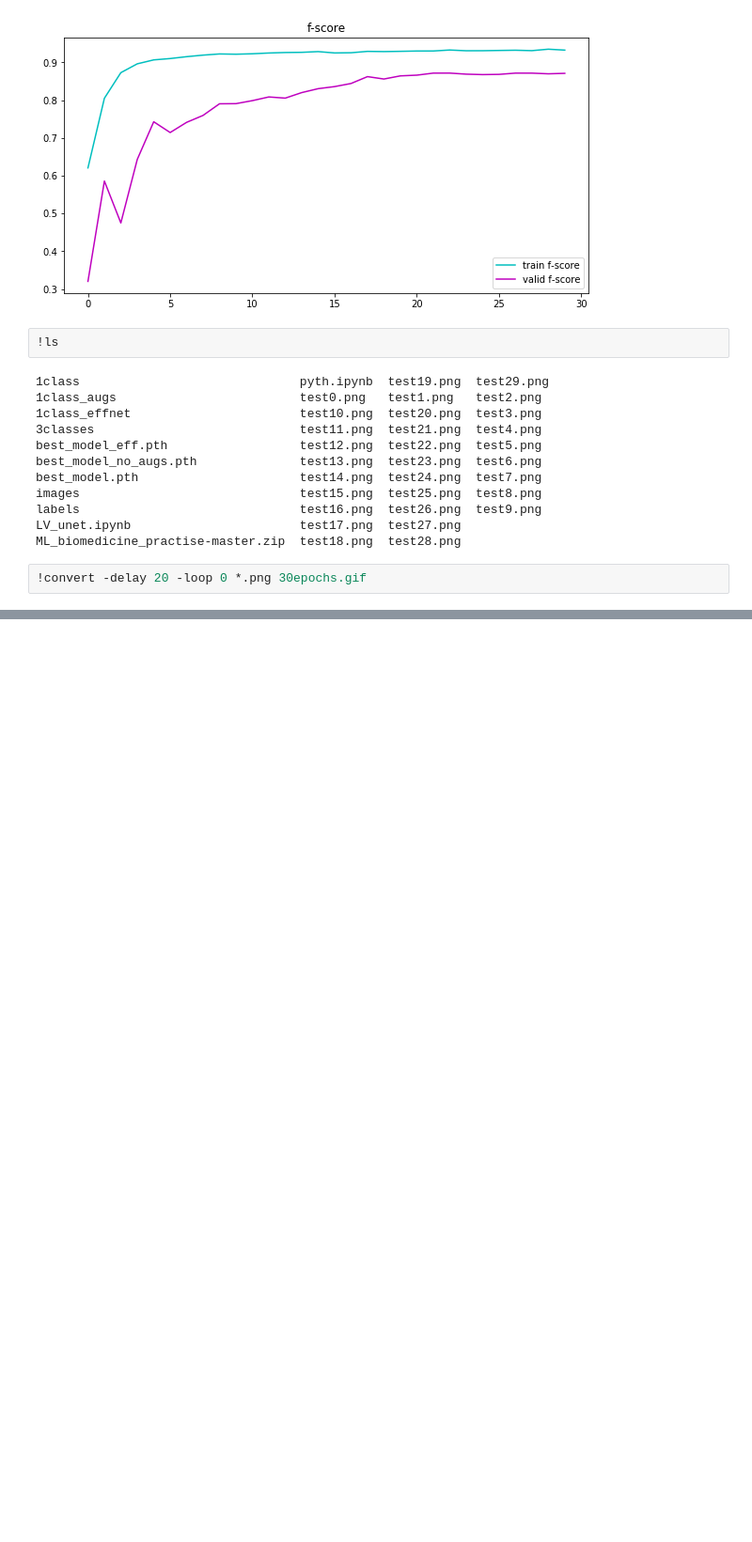
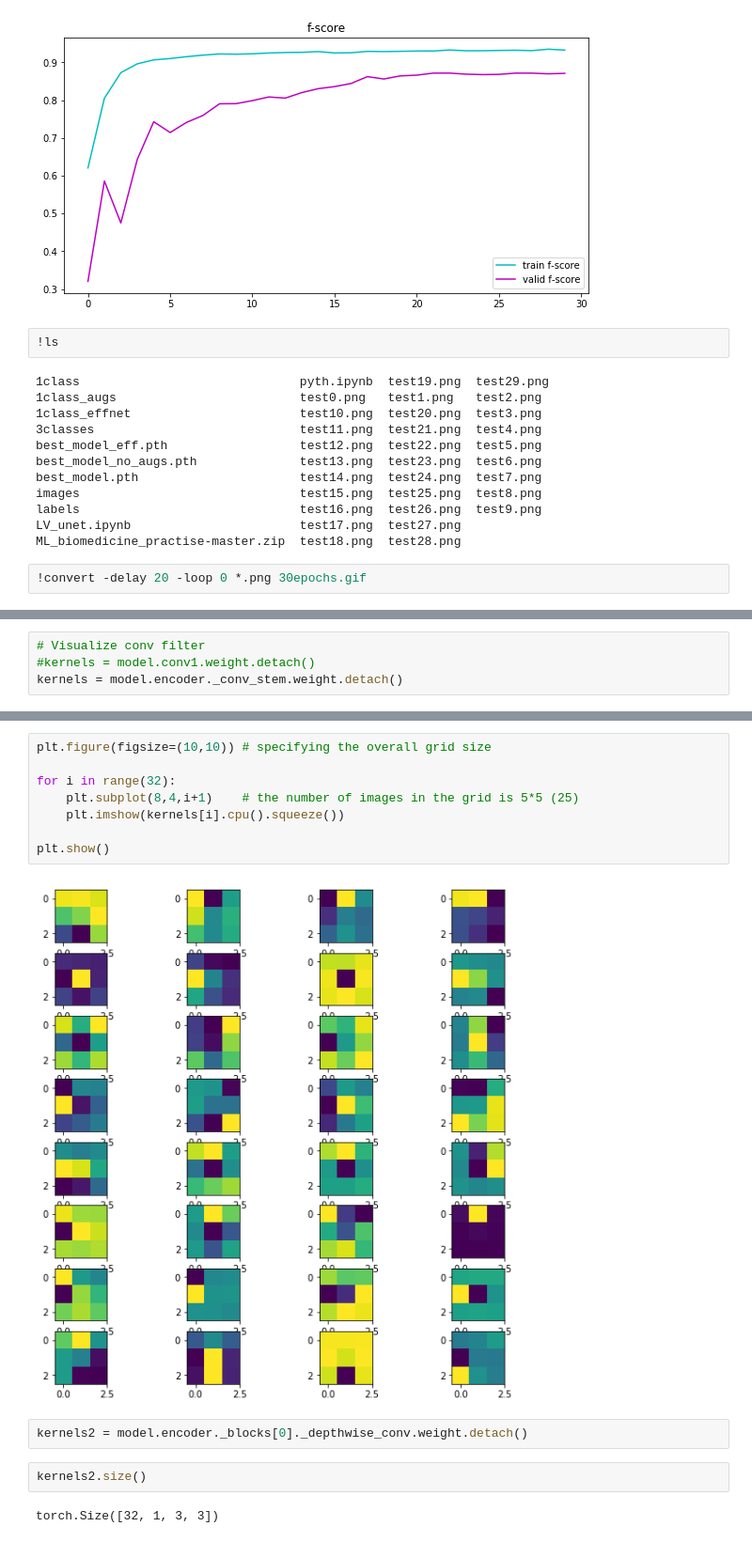
Before and after one commit to euloo/acdc, a Jupyter notebook: LV_unet.ipynb, the cells around one changed output, grey strips where cells are left out. Shown at 94% size. Cells and saved outputs as stored; diff of their text form; blank space fills up the shorter version.

```diff
--- a/LV_unet.ipynb
+++ b/LV_unet.ipynb
@@ -531,0 +576,4 @@ ML_biomedicine_practise-master.zip  test18.png  test28.png
+# %%
+# Visualize conv filter
+#kernels = model.conv1.weight.detach()
+kernels = model.encoder._conv_stem.weight.detach()
@@ -531,0 +591,16 @@ ML_biomedicine_practise-master.zip  test18.png  test28.png
+# %%
+plt.figure(figsize=(10,10)) # specifying the overall grid size
+
+for i in range(32):
+    plt.subplot(8,4,i+1)    # the number of images in the grid is 5*5 (25)
+    plt.imshow(kernels[i].cpu().squeeze())
+
+plt.show()
+# %% [output]
+[figure, added]
+# %%
+kernels2 = model.encoder._blocks[0]._depthwise_conv.weight.detach()
+# %%
+kernels2.size()
+# %% [output]
+torch.Size([32, 1, 3, 3])
```
Also changed, not shown: parts of 38 cells of this notebook.
